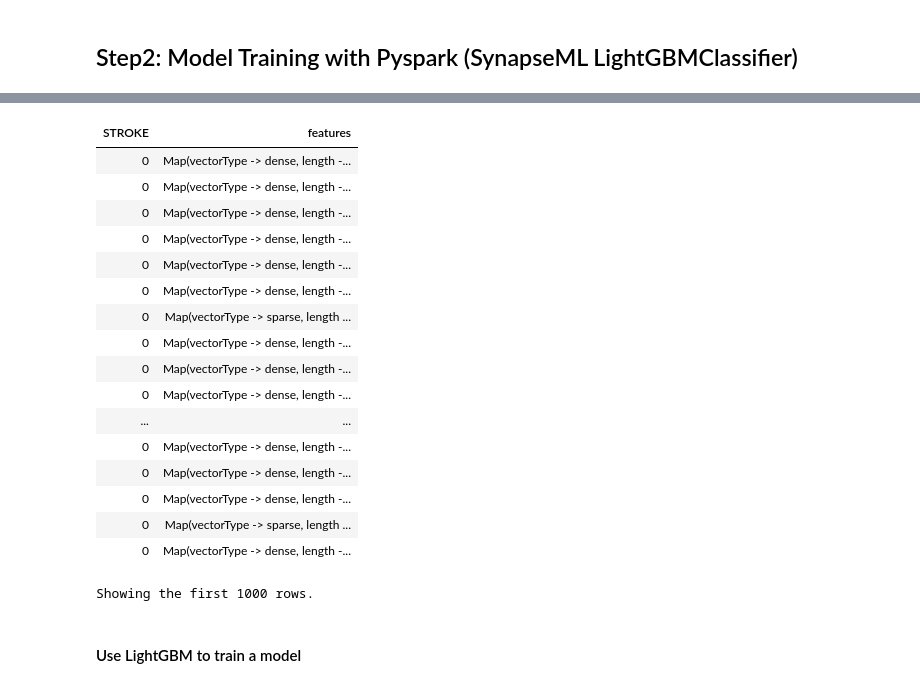
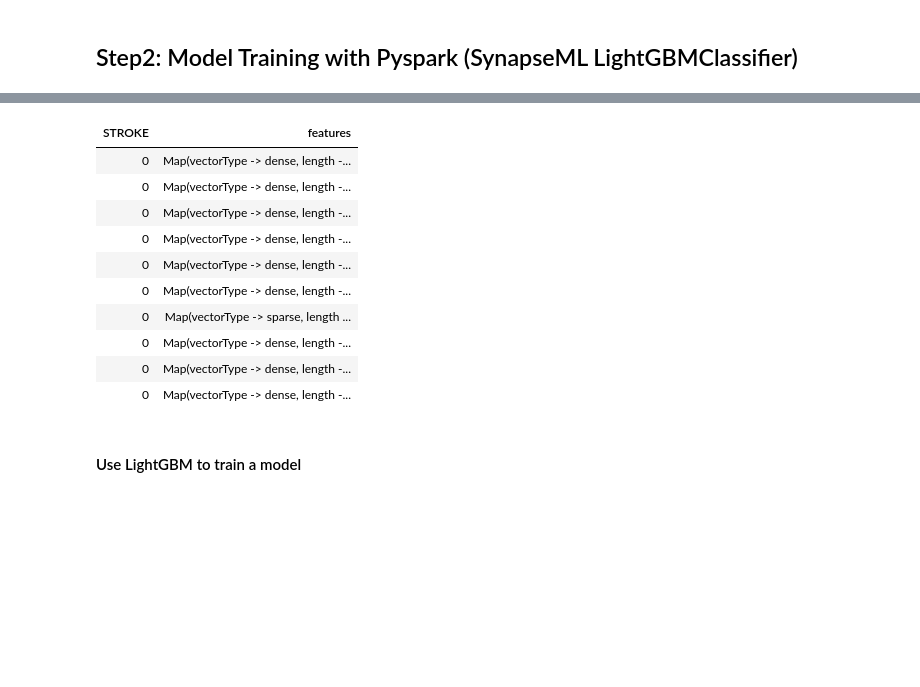
Before and after one commit to bharath-reddy-t/pyspark-exported-onnx-model-into-snowpark, a Jupyter notebook: step1_through_5/Stroke classification using Snowpark, ONNX and SynapseML LightGBMClassifier.ipynb, the cells around one changed output, grey strips where cells are left out. Drawn from its saved outputs; the diff is of its cells as text; code cells hidden in the pictures; blank space fills up the shorter version.

```diff
--- a/step1_through_5/Stroke classification using Snowpark, ONNX and SynapseML LightGBMClassifier.ipynb
+++ b/step1_through_5/Stroke classification using Snowpark, ONNX and SynapseML LightGBMClassifier.ipynb
@@ -322,26 +322,19 @@ training_sparkdf = featurizer.transform(spark.createDataFrame(training_snowdf.to
 # %% [output]
 [interactive output not drawn]
 # %%
-display(training_sparkdf)
+display(training_sparkdf.head(10))
 # %% [output]
 | STROKE | features |
 | 0 | Map(vectorType -> dense, length -... |
 | 0 | Map(vectorType -> dense, length -... |
 | 0 | Map(vectorType -> dense, length -... |
 | 0 | Map(vectorType -> dense, length -... |
 | 0 | Map(vectorType -> dense, length -... |
 | 0 | Map(vectorType -> dense, length -... |
 | 0 | Map(vectorType -> sparse, length ... |
 | 0 | Map(vectorType -> dense, length -... |
 | 0 | Map(vectorType -> dense, length -... |
 | 0 | Map(vectorType -> dense, length -... |
-| ... | ... |
-| 0 | Map(vectorType -> dense, length -... |
-| 0 | Map(vectorType -> dense, length -... |
-| 0 | Map(vectorType -> dense, length -... |
-| 0 | Map(vectorType -> sparse, length ... |
-| 0 | Map(vectorType -> dense, length -... |
-Showing the first 1000 rows.
 # %% [markdown]
 #### Use LightGBM to train a model
 # %%
```
